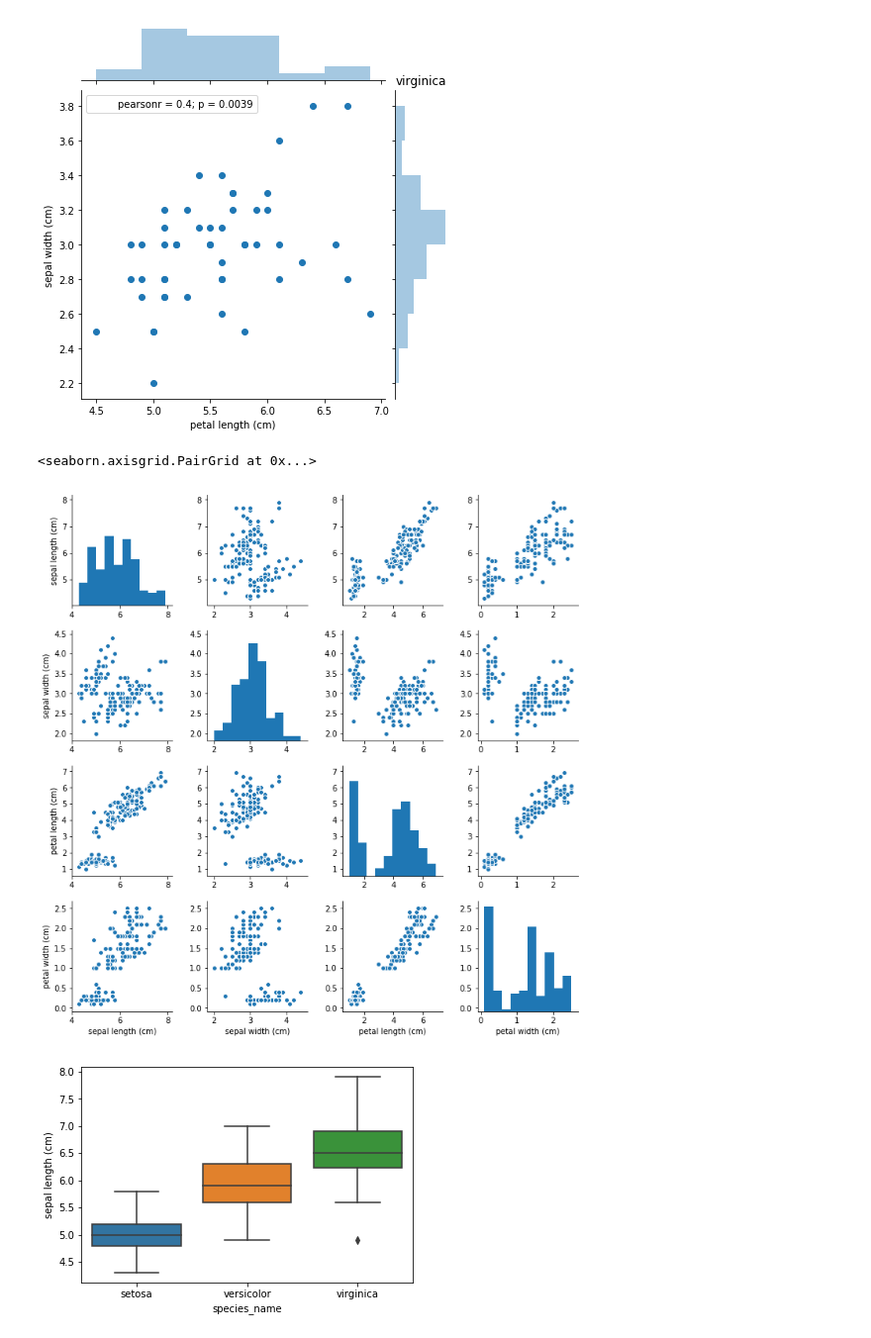
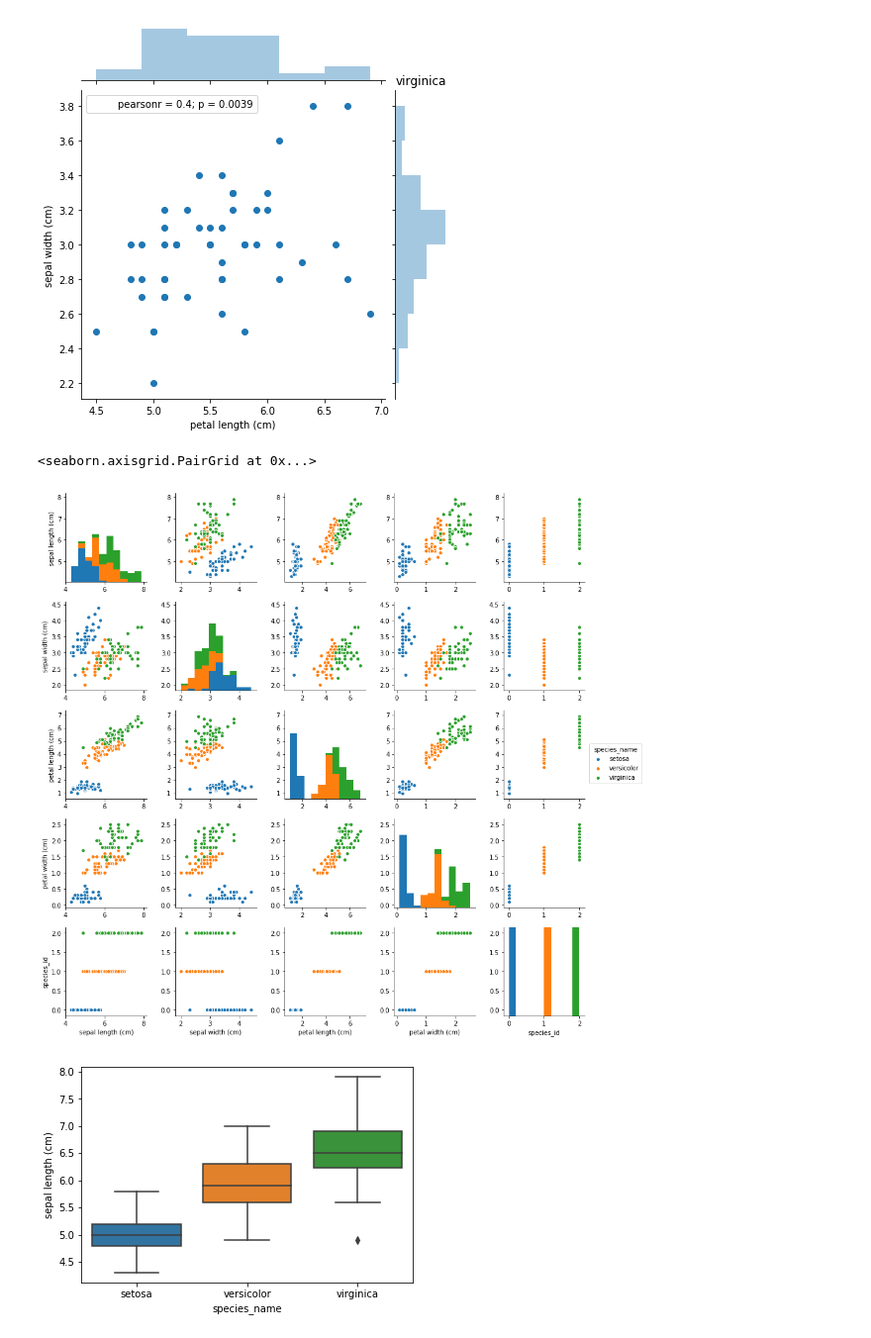
Before and after one commit to fabiosato/data-science-fundamentals-training, a Jupyter notebook: aula-03/EDA.ipynb, the cells around one changed output. Shown at 99% size. Cells and saved outputs as stored; diff of their text form; code cells hidden in the pictures.

```diff
--- a/aula-03/EDA.ipynb
+++ b/aula-03/EDA.ipynb
@@ -103,10 +113,10 @@ for l in iris.target_names:
 [figure]
 [figure]
 # %%
-sns.pairplot(df[df.columns[0:-2]])
+sns.pairplot(df, hue='species_name')
 # %% [output]
 <seaborn.axisgrid.PairGrid at 0x...>
-[figure, old version]
+[figure, new version]
 # %%
 for c in df.columns[0:-2]:
     sns.boxplot(x='species_name', y=c, data=df)
```
Also changed, not shown: parts of 1 cell of this notebook, 40 other files.
